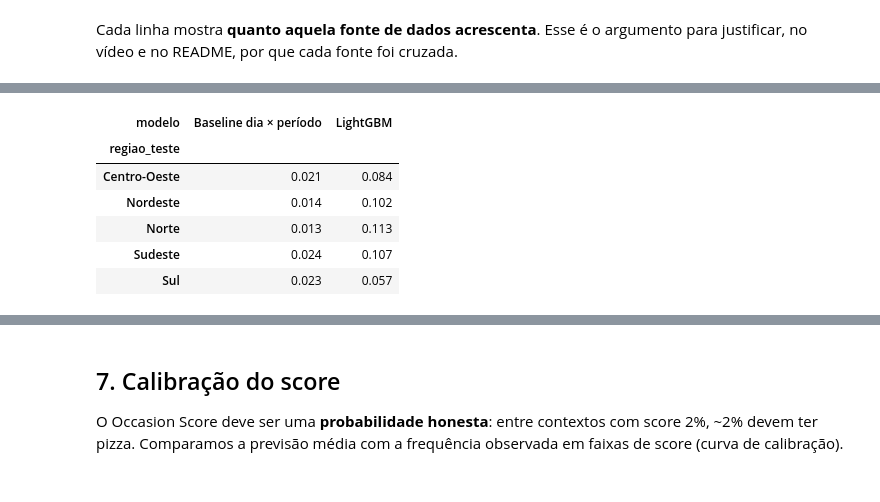
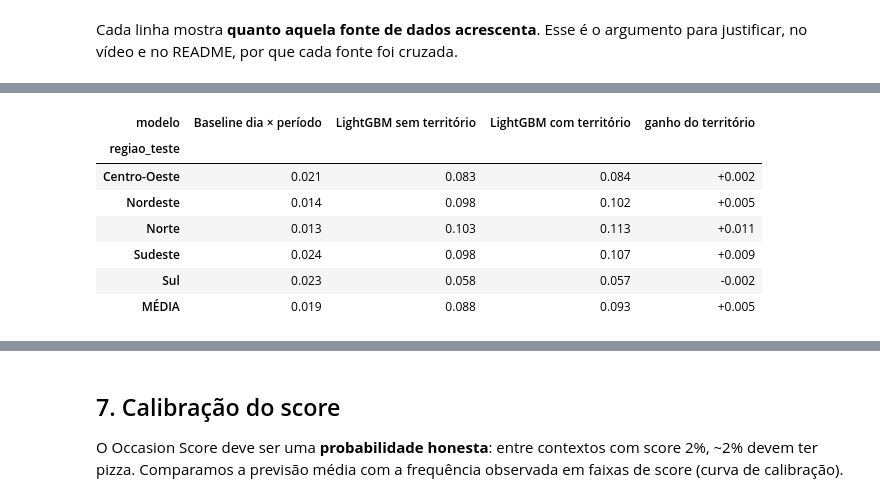
Before and after one commit to raphaelaluvi/CaseAmbev, a Jupyter notebook: notebooks/03_modelos_validacao.ipynb, the cells around one changed output, grey strips where cells are left out. Drawn from its saved outputs; the diff is of its cells as text; code cells hidden in the pictures.

Commit message:
Ablação do término no teste por região (seção 6)

```diff
--- a/notebooks/03_modelos_validacao.ipynb
+++ b/notebooks/03_modelos_validacao.ipynb
@@ -252,22 +259,31 @@ Treina com 4 regiões, testa na 5ª. Aqui `regiao` sai das features (o modelo n
 # %%
-regioes = dev["regiao"].unique()
+TERRITORIO_UF = ("pizzarias_100k", "renda_media_pc_uf", "log_populacao_uf")
+versoes = {
+    "Baseline dia × período": BaselineFrequencia,
+    "LightGBM sem território": fab_lgbm(excluir=("regiao",) + TERRITORIO_UF),
+    "LightGBM com território": fab_lgbm(excluir=("regiao",)),
+}
 linhas = []
-for r in regioes:
+for r in dev["regiao"].unique():
     tr, va = dev[dev.regiao != r], dev[dev.regiao == r]
-    for nome, fab in {"Baseline dia × período": BaselineFrequencia,
-                      "LightGBM": fab_lgbm(excluir=("regiao",))}.items():
+    for nome, fab in versoes.items():
         m = fab()
         m.fit(tr, tr[TARGET])
         p = m.predict_proba(va)[:, 1]
         linhas.append({"regiao_teste": r, "modelo": nome, **metricas(va[TARGET], p)})
 loro = pd.DataFrame(linhas)
-loro.pivot(index="regiao_teste", columns="modelo", values="PR-AUC").style.format("{:.3f}")
+tab_loro = loro.pivot(index="regiao_teste", columns="modelo", values="PR-AUC")[list(versoes)]
+tab_loro["ganho do território"] = tab_loro["LightGBM com território"] - tab_loro["LightGBM sem território"]
+tab_loro.loc["MÉDIA"] = tab_loro.mean()
+tab_loro.style.format("{:+.3f}", subset=["ganho do território"]).format(
+    "{:.3f}", subset=list(versoes))
 # %% [output]
-| modelo | Baseline dia × período | LightGBM |
-| regiao_teste |  |  |
-| Centro-Oeste | 0.021 | 0.084 |
-| Nordeste | 0.014 | 0.102 |
-| Norte | 0.013 | 0.113 |
-| Sudeste | 0.024 | 0.107 |
-| Sul | 0.023 | 0.057 |
+| modelo | Baseline dia × período | LightGBM sem território | LightGBM com território | ganho do território |
+| regiao_teste |  |  |  |  |
+| Centro-Oeste | 0.021 | 0.083 | 0.084 | +0.002 |
+| Nordeste | 0.014 | 0.098 | 0.102 | +0.005 |
+| Norte | 0.013 | 0.103 | 0.113 | +0.011 |
+| Sudeste | 0.024 | 0.098 | 0.107 | +0.009 |
+| Sul | 0.023 | 0.058 | 0.057 | -0.002 |
+| MÉDIA | 0.019 | 0.088 | 0.093 | +0.005 |
 # %% [markdown]
```
Also changed, not shown: parts of 2 cells of this notebook.
